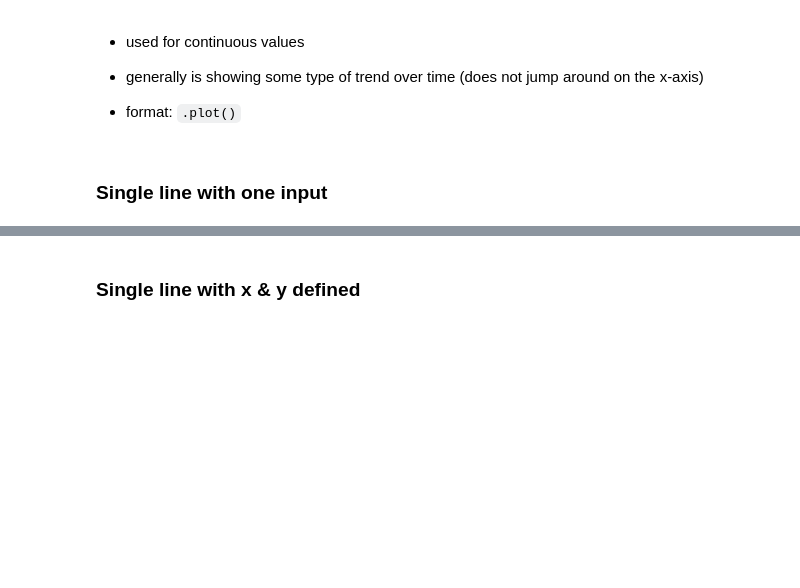
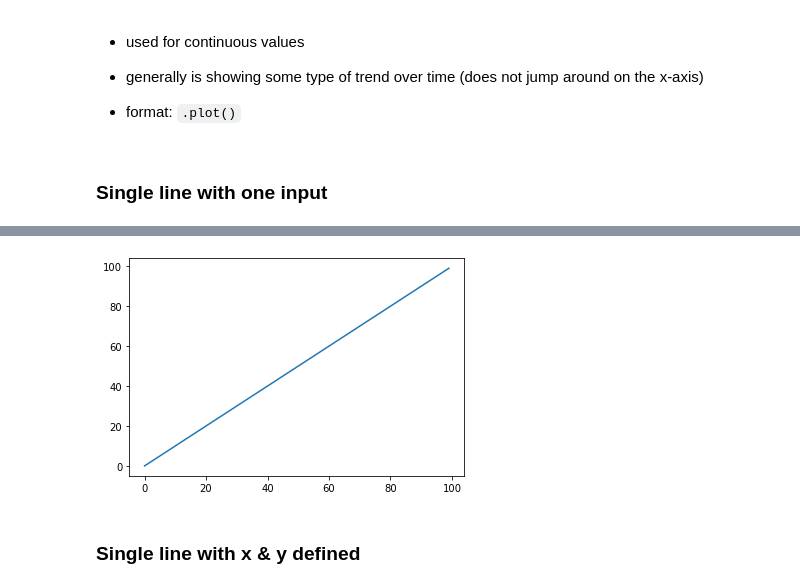
Before and after one commit to CodeupClassroom/pagel-data-science-libraries, a Jupyter notebook: matplotlib_lesson.ipynb, the cells around one changed output, grey strips where cells are left out. Cells and saved outputs as stored; diff of their text form; code cells hidden in the pictures; blank space fills up the shorter version.

```diff
--- a/matplotlib_lesson.ipynb
+++ b/matplotlib_lesson.ipynb
@@ -48,3 +61,8 @@ x = range(100)
+# %%
+plt.plot(x)
+plt.show()
+# %% [output]
+[figure, added]
 # %% [markdown]
 ### Single line with x & y defined
 # %%
```
Also changed, not shown: parts of 55 cells of this notebook.
